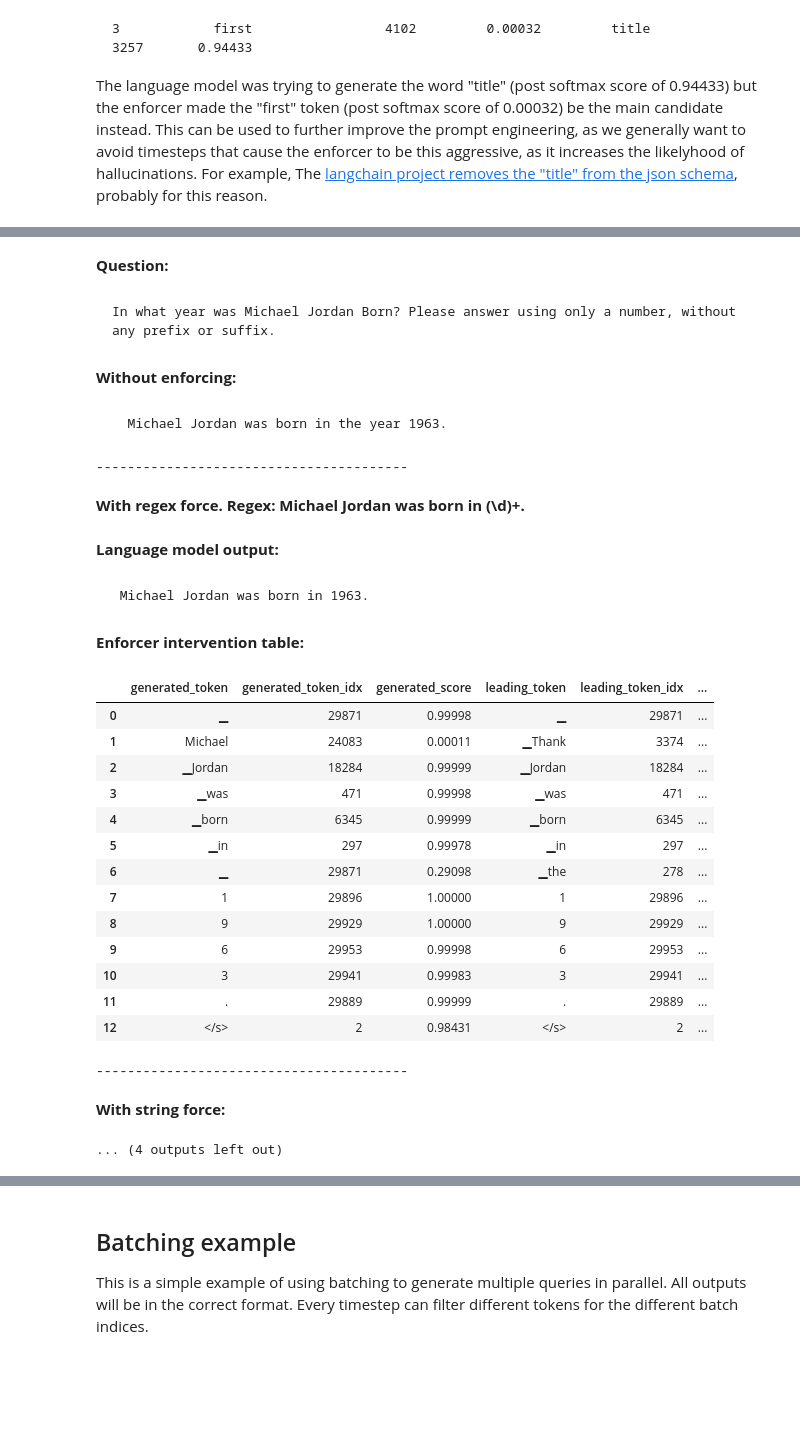
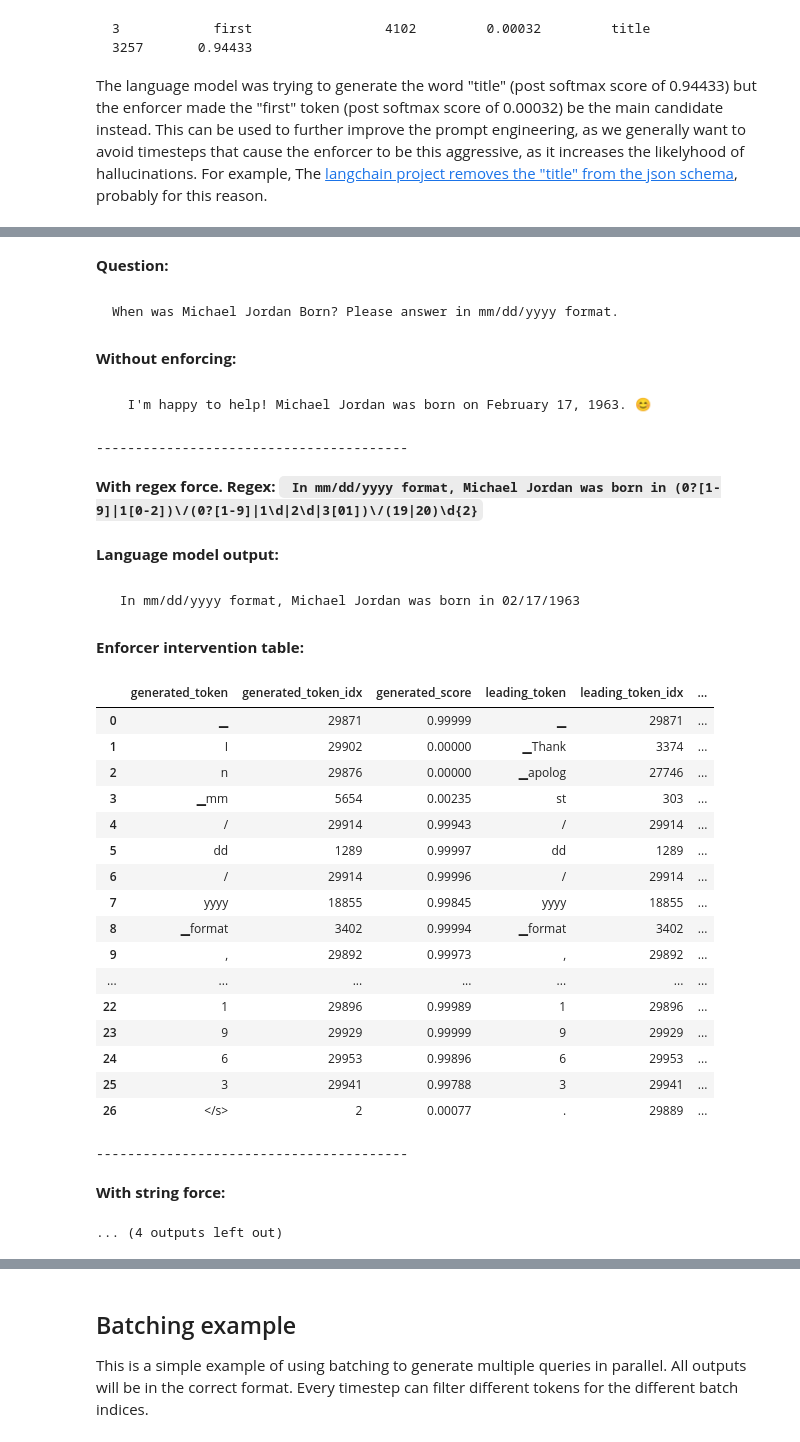
Before and after one commit to noamgat/lm-format-enforcer, a Jupyter notebook: samples/colab_llama2_enforcer.ipynb, the cells around one changed output, grey strips where cells are left out. Cells and saved outputs as stored; diff of their text form; code cells hidden in the pictures; blank space fills up the shorter version.

Commit message:
Updating Colab notebook with more powerful regex example

````diff
--- a/samples/colab_llama2_enforcer.ipynb
+++ b/samples/colab_llama2_enforcer.ipynb
@@ -248,8 +245,9 @@ MAX_MAX_NEW_TOKENS = 200
 DEFAULT_MAX_NEW_TOKENS = 100
 MAX_INPUT_TOKEN_LENGTH = 4000
 
-integer_regex = ' Michael Jordan was born in (\d)+.'
-question = 'In what year was Michael Jordan Born? Please answer using only a number, without any prefix or suffix.'
+date_regex = r'(0?[1-9]|1[0-2])\/(0?[1-9]|1\d|2\d|3[01])\/(19|20)\d{2}'
+answer_regex = ' In mm/dd/yyyy format, Michael Jordan was born in ' + date_regex
+question = 'When was Michael Jordan Born? Please answer in mm/dd/yyyy format.'
 display_header("Question:")
 display_content(question)
 
@@ -257,53 +255,57 @@ display_header("Without enforcing:")
 result, _ = run(question, system_prompt=DEFAULT_SYSTEM_PROMPT, max_new_tokens=DEFAULT_MAX_NEW_TOKENS)
 display_content(result)
 
 print('\n----------------------------------------\n')
 
-display_header(f"With regex force. Regex: {integer_regex}")
-result, enforced_scores = run(question, system_prompt=DEFAULT_SYSTEM_PROMPT, max_new_tokens=DEFAULT_MAX_NEW_TOKENS, required_regex=integer_regex)
+display_header(f"With regex force. Regex: ```{answer_regex}```")
+result, enforced_scores = run(question, system_prompt=DEFAULT_SYSTEM_PROMPT, max_new_tokens=DEFAULT_MAX_NEW_TOKENS, required_regex=answer_regex)
 display_header("Language model output:")
 display_content(result)
 display_header("Enforcer intervention table:")
 display(enforced_scores)
 
 print('\n----------------------------------------\n')
 
 display_header("With string force:")
-result, enforced_scores = run(question, system_prompt=DEFAULT_SYSTEM_PROMPT, max_new_tokens=DEFAULT_MAX_NEW_TOKENS, required_str='The answer is 1963')
+answer = ' Michael Jordan was born in 02/17/1963'
+result, enforced_scores = run(question, system_prompt=DEFAULT_SYSTEM_PROMPT, max_new_tokens=DEFAULT_MAX_NEW_TOKENS, required_str=answer)
 display_header("Language model output:")
 display_content(result)
 display_header("Enforcer intervention table:")
 display(enforced_scores)
 # %% [output]
 **Question:**
 ```
-In what year was Michael Jordan Born? Please answer using only a number, without any prefix or suffix.
+When was Michael Jordan Born? Please answer in mm/dd/yyyy format.
 ```
 **Without enforcing:**
 ```
-  Michael Jordan was born in the year 1963.
+  I'm happy to help! Michael Jordan was born on February 17, 1963. 😊
 ```
 ----------------------------------------
-**With regex force. Regex:  Michael Jordan was born in (\d)+.**
+**With regex force. Regex: ``` In mm/dd/yyyy format, Michael Jordan was born in (0?[1-9]|1[0-2])\/(0?[1-9]|1\d|2\d|3[01])\/(19|20)\d{2}```**
 **Language model output:**
 ```
- Michael Jordan was born in 1963.
+ In mm/dd/yyyy format, Michael Jordan was born in 02/17/1963
 ```
 **Enforcer intervention table:**
 |  | generated_token | generated_token_idx | generated_score | leading_token | leading_token_idx | ... |
-| 0 | ▁ | 29871 | 0.99998 | ▁ | 29871 | ... |
-| 1 | Michael | 24083 | 0.00011 | ▁Thank | 3374 | ... |
-| 2 | ▁Jordan | 18284 | 0.99999 | ▁Jordan | 18284 | ... |
-| 3 | ▁was | 471 | 0.99998 | ▁was | 471 | ... |
-| 4 | ▁born | 6345 | 0.99999 | ▁born | 6345 | ... |
-| 5 | ▁in | 297 | 0.99978 | ▁in | 297 | ... |
-| 6 | ▁ | 29871 | 0.29098 | ▁the | 278 | ... |
-| 7 | 1 | 29896 | 1.00000 | 1 | 29896 | ... |
-| 8 | 9 | 29929 | 1.00000 | 9 | 29929 | ... |
-| 9 | 6 | 29953 | 0.99998 | 6 | 29953 | ... |
-| 10 | 3 | 29941 | 0.99983 | 3 | 29941 | ... |
-| 11 | . | 29889 | 0.99999 | . | 29889 | ... |
-| 12 | </s> | 2 | 0.98431 | </s> | 2 | ... |
+| 0 | ▁ | 29871 | 0.99999 | ▁ | 29871 | ... |
+| 1 | I | 29902 | 0.00000 | ▁Thank | 3374 | ... |
+| 2 | n | 29876 | 0.00000 | ▁apolog | 27746 | ... |
+| 3 | ▁mm | 5654 | 0.00235 | st | 303 | ... |
+| 4 | / | 29914 | 0.99943 | / | 29914 | ... |
+| 5 | dd | 1289 | 0.99997 | dd | 1289 | ... |
+| 6 | / | 29914 | 0.99996 | / | 29914 | ... |
+| 7 | yyyy | 18855 | 0.99845 | yyyy | 18855 | ... |
+| 8 | ▁format | 3402 | 0.99994 | ▁format | 3402 | ... |
+| 9 | , | 29892 | 0.99973 | , | 29892 | ... |
+| ... | ... | ... | ... | ... | ... | ... |
+| 22 | 1 | 29896 | 0.99989 | 1 | 29896 | ... |
+| 23 | 9 | 29929 | 0.99999 | 9 | 29929 | ... |
+| 24 | 6 | 29953 | 0.99896 | 6 | 29953 | ... |
+| 25 | 3 | 29941 | 0.99788 | 3 | 29941 | ... |
+| 26 | </s> | 2 | 0.00077 | . | 29889 | ... |
 ----------------------------------------
 **With string force:**
 ... (4 outputs left out)
````
Also changed, not shown: parts of 5 cells of this notebook, 1 other file.
